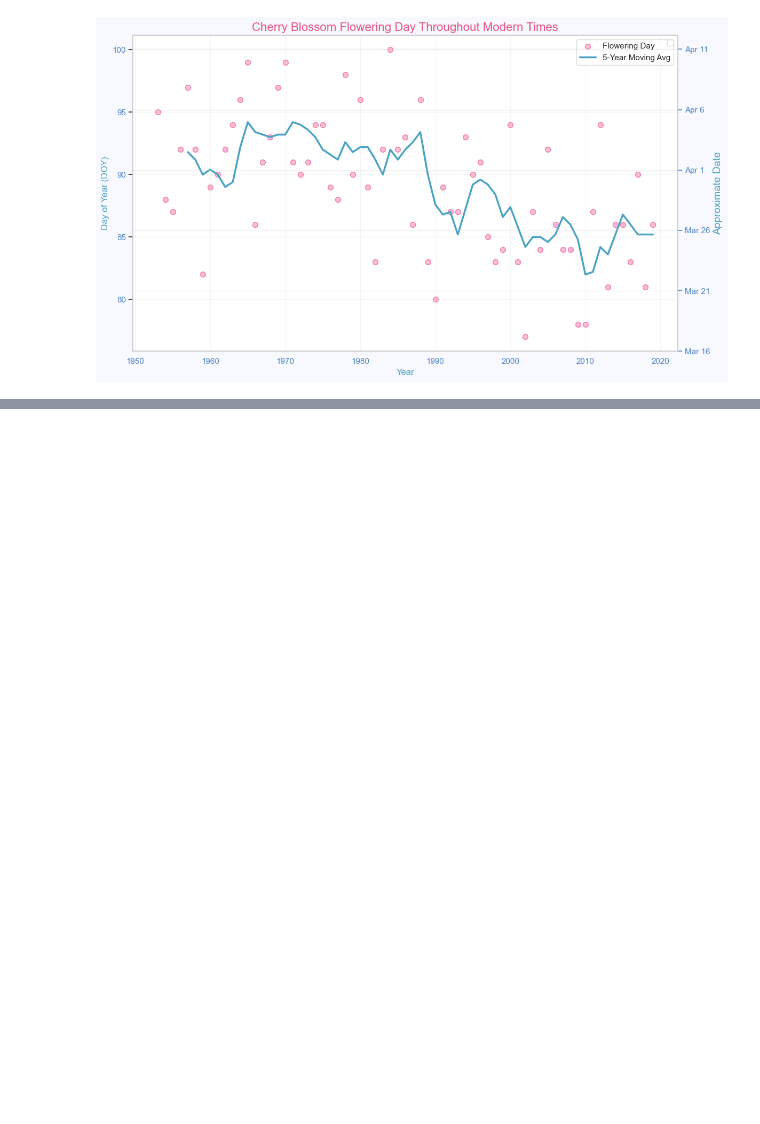
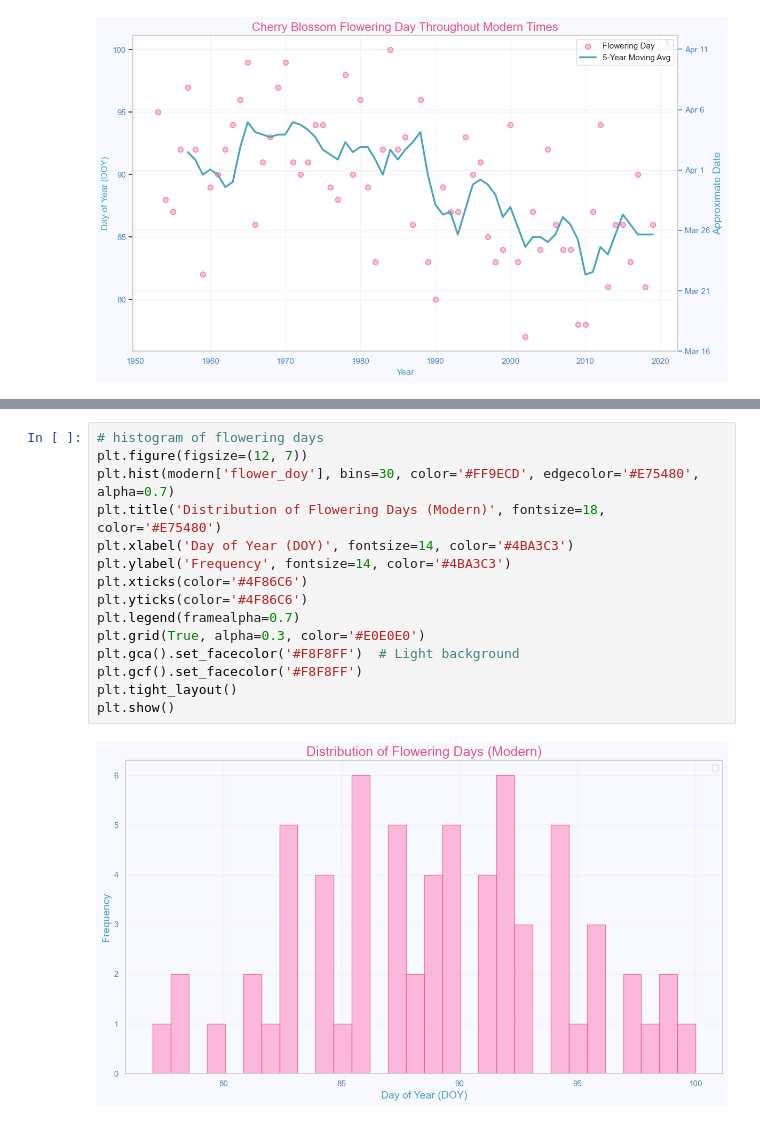
Before and after one commit to lcarnegie/sakura, a Jupyter notebook: scripts/03-explore-data.ipynb, the cells around one changed output, grey strips where cells are left out. Cells and saved outputs as stored; diff of their text form; blank space fills up the shorter version.

```diff
--- a/scripts/03-explore-data.ipynb
+++ b/scripts/03-explore-data.ipynb
@@ -333,0 +387,17 @@ plt.show()
+# %%
+# histogram of flowering days
+plt.figure(figsize=(12, 7))
+plt.hist(modern['flower_doy'], bins=30, color='#FF9ECD', edgecolor='#E75480', alpha=0.7)
+plt.title('Distribution of Flowering Days (Modern)', fontsize=18, color='#E75480')
+plt.xlabel('Day of Year (DOY)', fontsize=14, color='#4BA3C3')
+plt.ylabel('Frequency', fontsize=14, color='#4BA3C3')
+plt.xticks(color='#4F86C6')
+plt.yticks(color='#4F86C6')
+plt.legend(framealpha=0.7)
+plt.grid(True, alpha=0.3, color='#E0E0E0')
+plt.gca().set_facecolor('#F8F8FF')  # Light background
+plt.gcf().set_facecolor('#F8F8FF')
+plt.tight_layout()
+plt.show()
+# %% [output]
+[figure, added]
```
Also changed, not shown: parts of 2 cells of this notebook, 2 other files.
